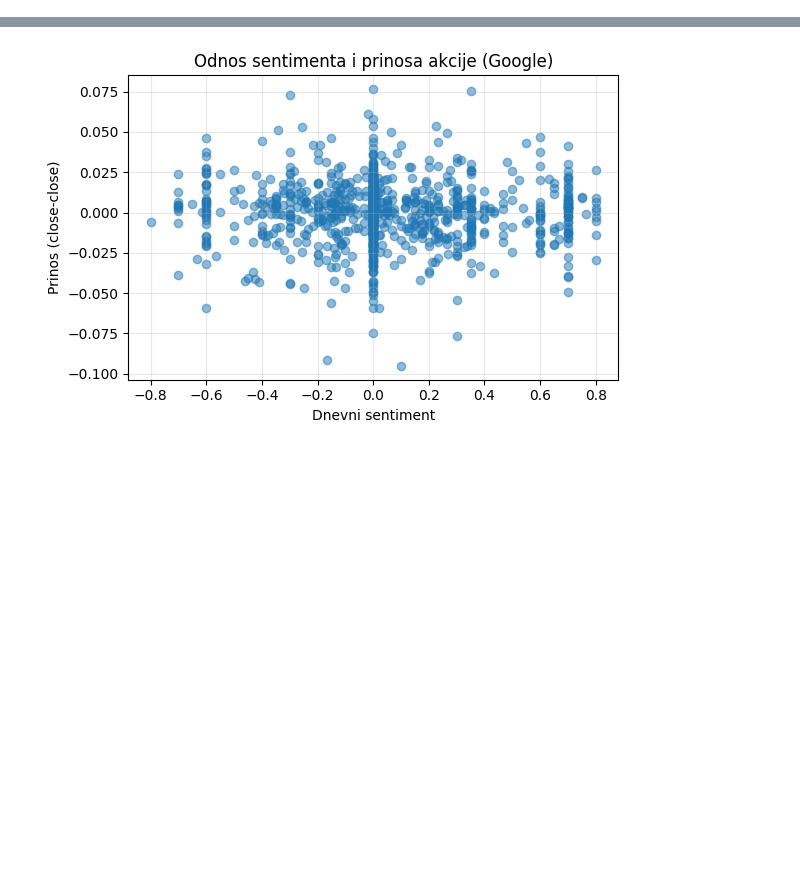
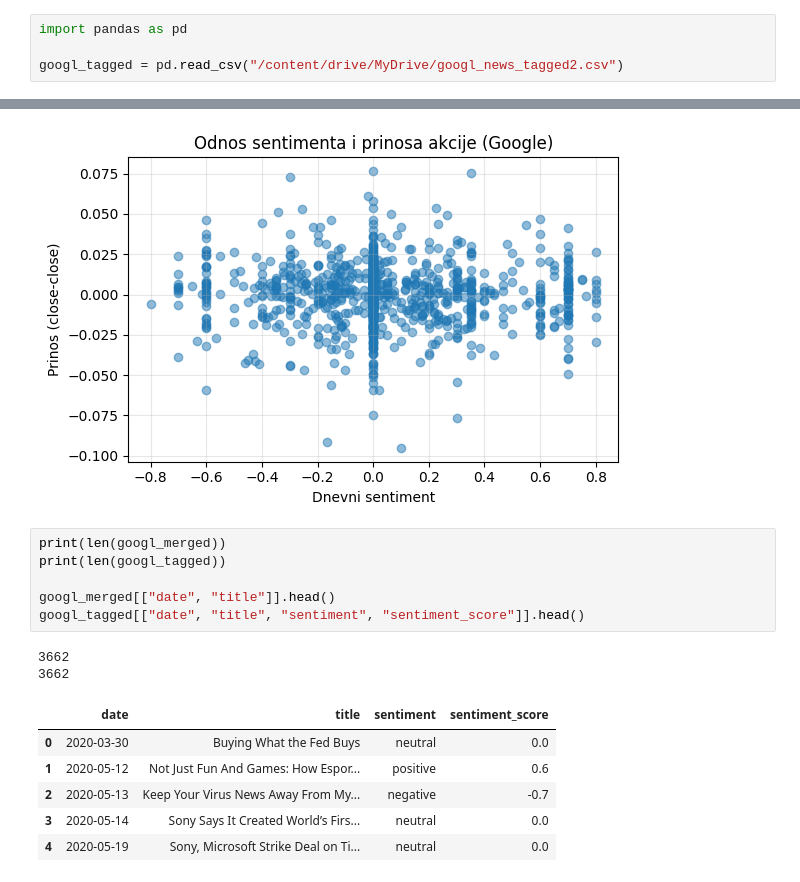
Before and after one commit to aleksandrabegovic/apple_sentiment_analiza, a Jupyter notebook: SentimentGoogle.ipynb, the cells around one changed output, grey strips where cells are left out. Drawn from its saved outputs; the diff is of its cells as text; blank space fills up the shorter version.

```diff
--- a/SentimentGoogle.ipynb
+++ b/SentimentGoogle.ipynb
@@ -536,6 +570,10 @@ Processed 3550 rows
 Processed 3600 rows
 Processed 3650 rows
 Final save completed: /content/drive/MyDrive/googl_news_tagged2.csv
+# %%
+import pandas as pd
+
+googl_tagged = pd.read_csv("/content/drive/MyDrive/googl_news_tagged2.csv")
 # %%
 googl_tagged.columns
 # %% [output]
@@ -836,3 +874,18 @@ plt.tight_layout()
 plt.show()
 # %% [output]
 [figure]
+# %%
+print(len(googl_merged))
+print(len(googl_tagged))
+
+googl_merged[["date", "title"]].head()
+googl_tagged[["date", "title", "sentiment", "sentiment_score"]].head()
+# %% [output]
+3662
+3662
+|  | date | title | sentiment | sentiment_score |
+| 0 | 2020-03-30 | Buying What the Fed Buys | neutral | 0.0 |
+| 1 | 2020-05-12 | Not Just Fun And Games: How Espor... | positive | 0.6 |
+| 2 | 2020-05-13 | Keep Your Virus News Away From My... | negative | -0.7 |
+| 3 | 2020-05-14 | Sony Says It Created World’s Firs... | neutral | 0.0 |
+| 4 | 2020-05-19 | Sony, Microsoft Strike Deal on Ti... | neutral | 0.0 |
```
Also changed, not shown: parts of 17 cells of this notebook.
